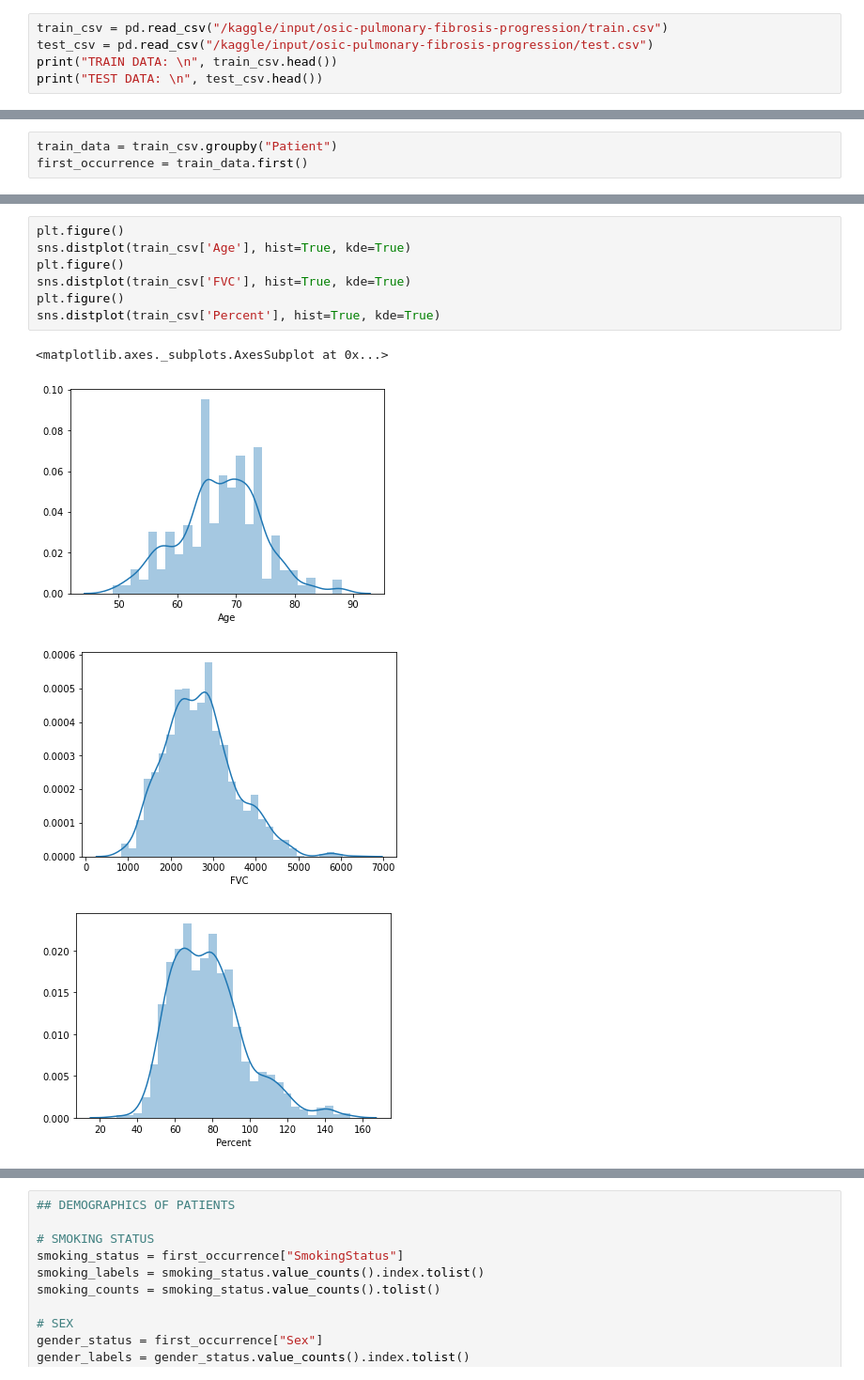
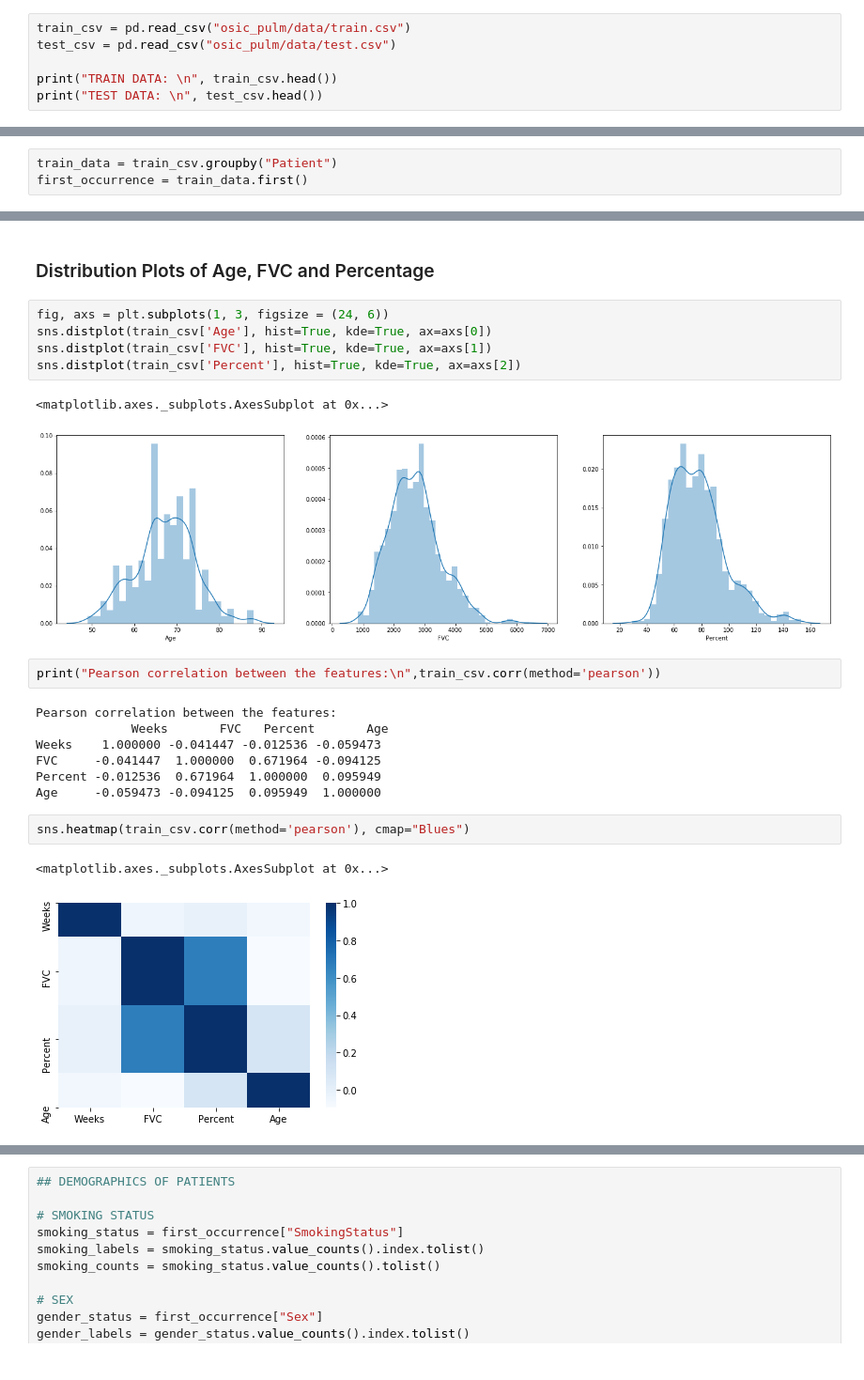
Before and after one commit to pansettykarthik/osic_pulmonary_fibrosis, a Jupyter notebook: data_visualization_osic.ipynb, the cells around one changed output, grey strips where cells are left out. Shown at 94% size. Drawn from its saved outputs; the diff is of its cells as text.

Commit message:
Updated Data Visualization

```diff
--- a/data_visualization_osic.ipynb
+++ b/data_visualization_osic.ipynb
@@ -45,6 +11,7 @@ import tensorflow_io as tfio
 # %%
-train_csv = pd.read_csv("/kaggle/input/osic-pulmonary-fibrosis-progression/train.csv")
-test_csv = pd.read_csv("/kaggle/input/osic-pulmonary-fibrosis-progression/test.csv")
+train_csv = pd.read_csv("osic_pulm/data/train.csv")
+test_csv = pd.read_csv("osic_pulm/data/test.csv")
+
 print("TRAIN DATA: \n", train_csv.head())
 print("TEST DATA: \n", test_csv.head())
 # %% [output]
@@ -89,12 +62,24 @@ sns.pairplot(train_csv, hue='SmokingStatus')
+# %% [markdown]
+### Distribution Plots of Age, FVC and Percentage
 # %%
-plt.figure()
-sns.distplot(train_csv['Age'], hist=True, kde=True)
-plt.figure()
-sns.distplot(train_csv['FVC'], hist=True, kde=True)
-plt.figure()
-sns.distplot(train_csv['Percent'], hist=True, kde=True)
+fig, axs = plt.subplots(1, 3, figsize = (24, 6))
+sns.distplot(train_csv['Age'], hist=True, kde=True, ax=axs[0])
+sns.distplot(train_csv['FVC'], hist=True, kde=True, ax=axs[1])
+sns.distplot(train_csv['Percent'], hist=True, kde=True, ax=axs[2])
 # %% [output]
 <matplotlib.axes._subplots.AxesSubplot at 0x...>
-[figure, old version]
+[figure, new version]
-[figure, removed]
-[figure, removed]
+# %%
+print("Pearson correlation between the features:\n",train_csv.corr(method='pearson'))
+# %% [output]
+Pearson correlation between the features:
+             Weeks       FVC   Percent       Age
+Weeks    1.000000 -0.041447 -0.012536 -0.059473
+FVC     -0.041447  1.000000  0.671964 -0.094125
+Percent -0.012536  0.671964  1.000000  0.095949
+Age     -0.059473 -0.094125  0.095949  1.000000
+# %%
+sns.heatmap(train_csv.corr(method='pearson'), cmap="Blues")
+# %% [output]
+<matplotlib.axes._subplots.AxesSubplot at 0x...>
+[figure, added]
```
Also changed, not shown: parts of 14 cells of this notebook, 1 other file.
